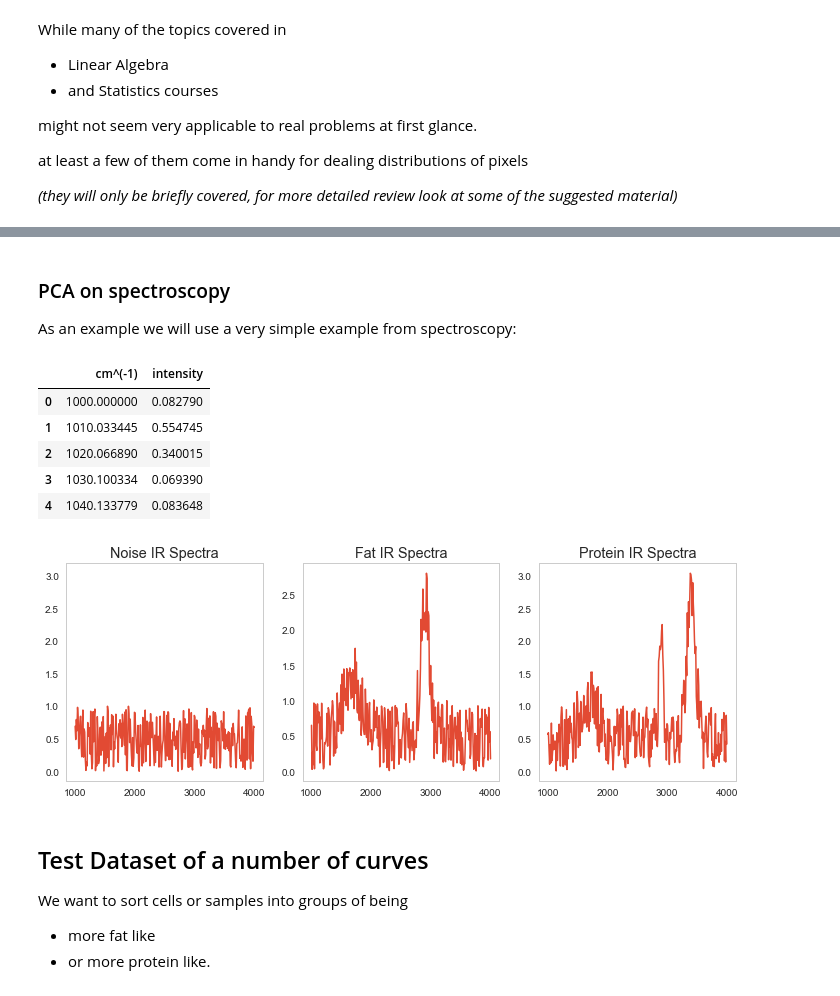
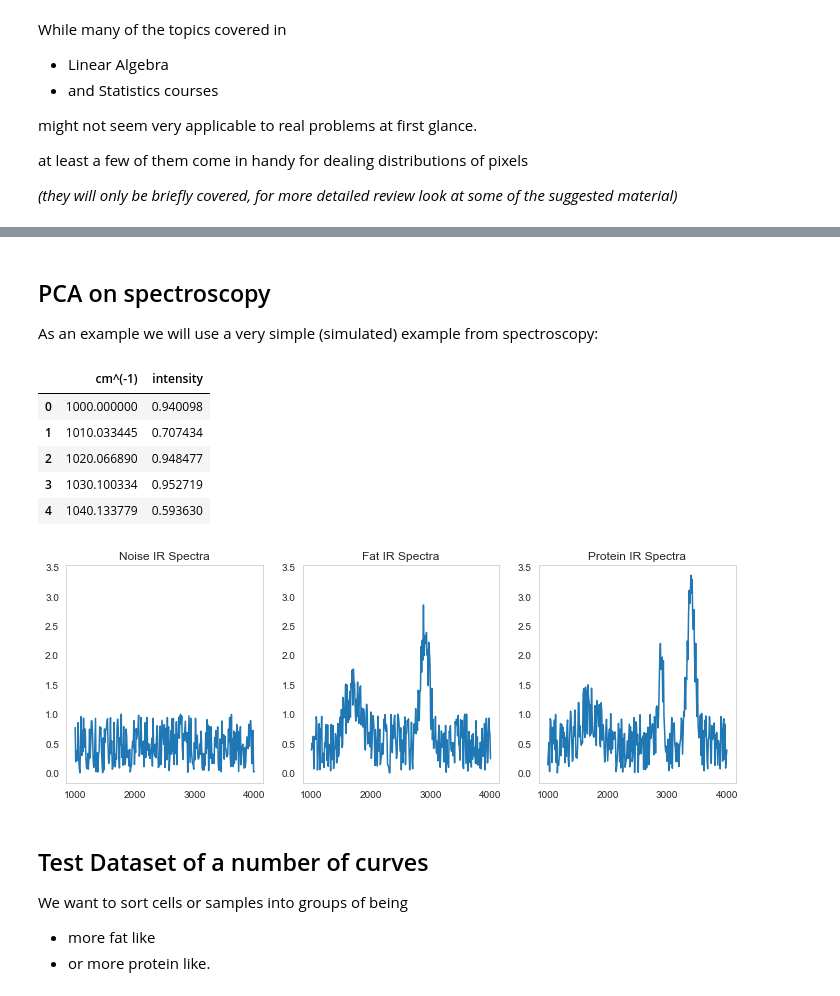
Before and after one commit to ImagingLectures/Quantitative-Big-Imaging-2021, a Jupyter notebook: Lectures/Lecture-06/06-ShapeAnalysis.ipynb, the cells around one changed output, grey strips where cells are left out. Cells and saved outputs as stored; diff of their text form; code cells hidden in the pictures.

Commit message:
Adding material science example

```diff
--- a/Lectures/Lecture-06/06-ShapeAnalysis.ipynb
+++ b/Lectures/Lecture-06/06-ShapeAnalysis.ipynb
@@ -153,6 +150,7 @@ from skimage.io           import imread
 
 from IPython.display        import Markdown, display
 from sklearn.neighbors      import KNeighborsClassifier
+from sklearn.decomposition  import PCA
 import webcolors
 
 from collections import defaultdict
@@ -164,7 +162,7 @@ plt.rcParams["figure.dpi"] = 150
 plt.rcParams["font.size"] = 14
 plt.rcParams['font.family'] = ['sans-serif']
 plt.rcParams['font.sans-serif'] = ['DejaVu Sans']
-plt.style.use('ggplot')
+plt.style.use('default')
 sns.set_style("whitegrid", {'axes.grid': False})
 # %% [markdown]
 # Component labelling
@@ -1093,45 +1104,39 @@ With PCA
 # %% [markdown]
-### PCA on spectroscopy
-As an example we will use a very simple example from spectroscopy:
+## PCA on spectroscopy
+As an example we will use a very simple (simulated) example from spectroscopy:
 # %%
 cm_dm = np.linspace(1000, 4000, 300)
 
 # helper functions to build our test data
 def peak(cent, wid, h): return h/(wid*np.sqrt(2*np.pi)) * \
     np.exp(-np.square((cm_dm-cent)/wid))
 
 
 def peaks(plist): return np.sum(np.stack(
     [peak(cent, wid, h) for cent, wid, h in plist], 0), 0)+np.random.uniform(0, 1, size=cm_dm.shape)
 
 # Define material spectra
-fat_curve = [(2900, 100, 500), (1680, 200, 400)]
+fat_curve     = [(2900, 100, 500), (1680, 200, 400)]
 protein_curve = [(2900, 50, 200), (3400, 100, 600), (1680, 200, 300)]
-noise_curve = [(3000, 50, 1)]
+noise_curve   = [(3000, 50, 1)]
 
+# Plotting
 fig, (ax0, ax1, ax2) = plt.subplots(1, 3, figsize=(12, 4))
-
-ax1.plot(cm_dm, peaks(fat_curve))
-ax1.set_title('Fat IR Spectra')
-
-ax2.plot(cm_dm, peaks(protein_curve))
-ax2.set_title('Protein IR Spectra')
-
-ax0.plot(cm_dm, peaks(noise_curve))
-ax0.set_title('Noise IR Spectra')
-
+ax1.plot(cm_dm, peaks(fat_curve));     ax1.set_title('Fat IR Spectra')
+ax2.plot(cm_dm, peaks(protein_curve)); ax2.set_title('Protein IR Spectra')
+ax0.plot(cm_dm, peaks(noise_curve));   ax0.set_title('Noise IR Spectra')
 ax0.set_ylim(ax2.get_ylim())
-ax2.set_ylim(ax2.get_ylim())
+ax1.set_ylim(ax2.get_ylim())
 
 pd.DataFrame({'cm^(-1)': cm_dm, 'intensity': peaks(protein_curve)}).head(5)
 # %% [output]
 |  | cm^(-1) | intensity |
-| 0 | 1000.000000 | 0.082790 |
-| 1 | 1010.033445 | 0.554745 |
-| 2 | 1020.066890 | 0.340015 |
-| 3 | 1030.100334 | 0.069390 |
-| 4 | 1040.133779 | 0.083648 |
+| 0 | 1000.000000 | 0.940098 |
+| 1 | 1010.033445 | 0.707434 |
+| 2 | 1020.066890 | 0.948477 |
+| 3 | 1030.100334 | 0.952719 |
+| 4 | 1040.133779 | 0.593630 |
-[figure, old version]
+[figure, new version]
 # %% [markdown]
 ## Test Dataset of a number of curves
 We want to sort cells or samples into groups of being
```
Also changed, not shown: parts of 48 cells of this notebook, 4 other files.
